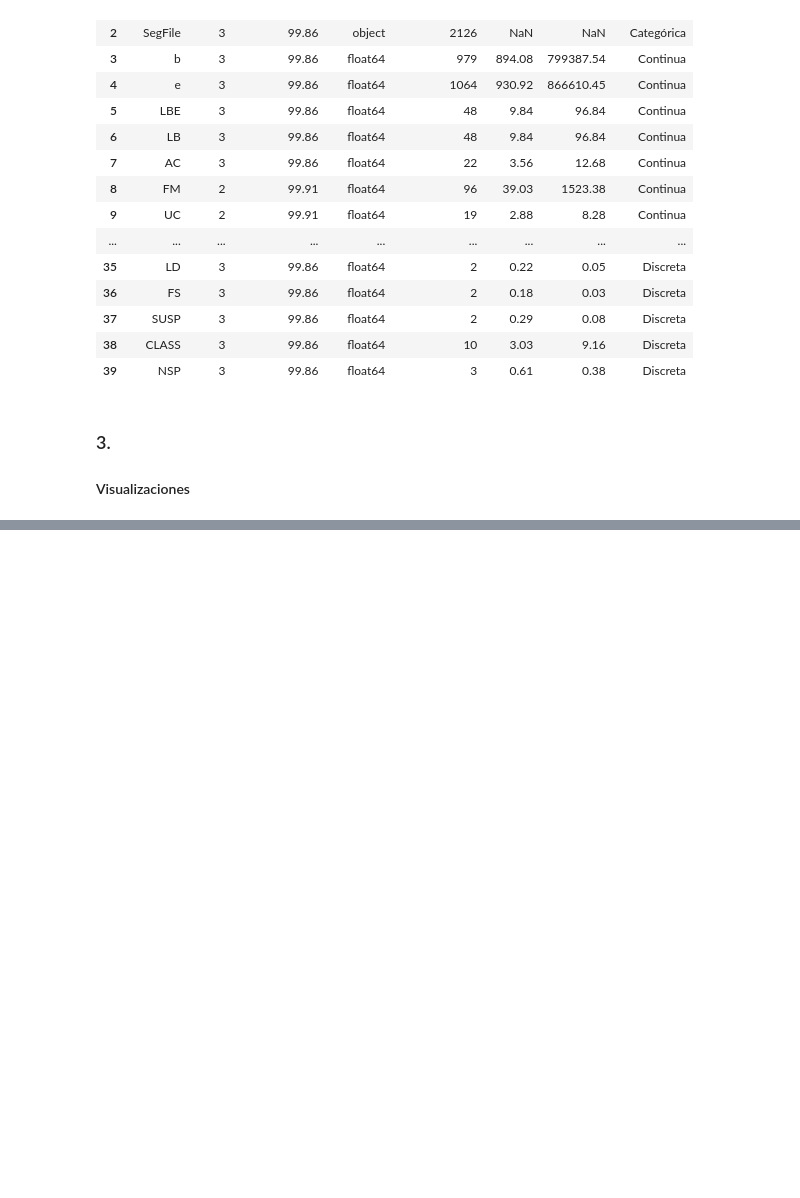
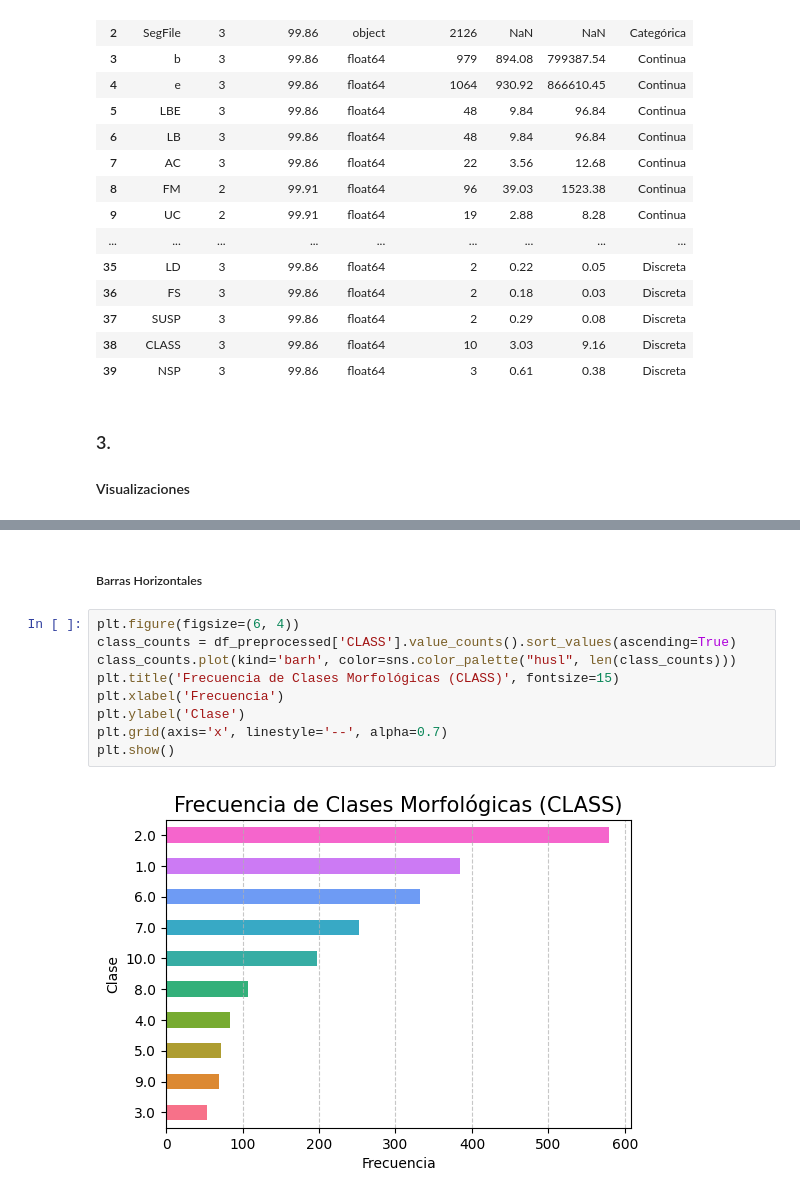
Before and after one commit to LeLHuron/Practica3_AE_Lib, a Jupyter notebook: practica3.ipynb, the cells around one changed output, grey strips where cells are left out. Drawn from its saved outputs; the diff is of its cells as text; blank space fills up the shorter version.

```diff
--- a/practica3.ipynb
+++ b/practica3.ipynb
@@ -182,0 +208,13 @@ analysis_df
+# %% [markdown]
+##### Barras Horizontales
+# %%
+plt.figure(figsize=(6, 4))
+class_counts = df_preprocessed['CLASS'].value_counts().sort_values(ascending=True)
+class_counts.plot(kind='barh', color=sns.color_palette("husl", len(class_counts)))
+plt.title('Frecuencia de Clases Morfológicas (CLASS)', fontsize=15)
+plt.xlabel('Frecuencia')
+plt.ylabel('Clase')
+plt.grid(axis='x', linestyle='--', alpha=0.7)
+plt.show()
+# %% [output]
+[figure, added]
```
Also changed, not shown: parts of 9 cells of this notebook, 11 other files.
